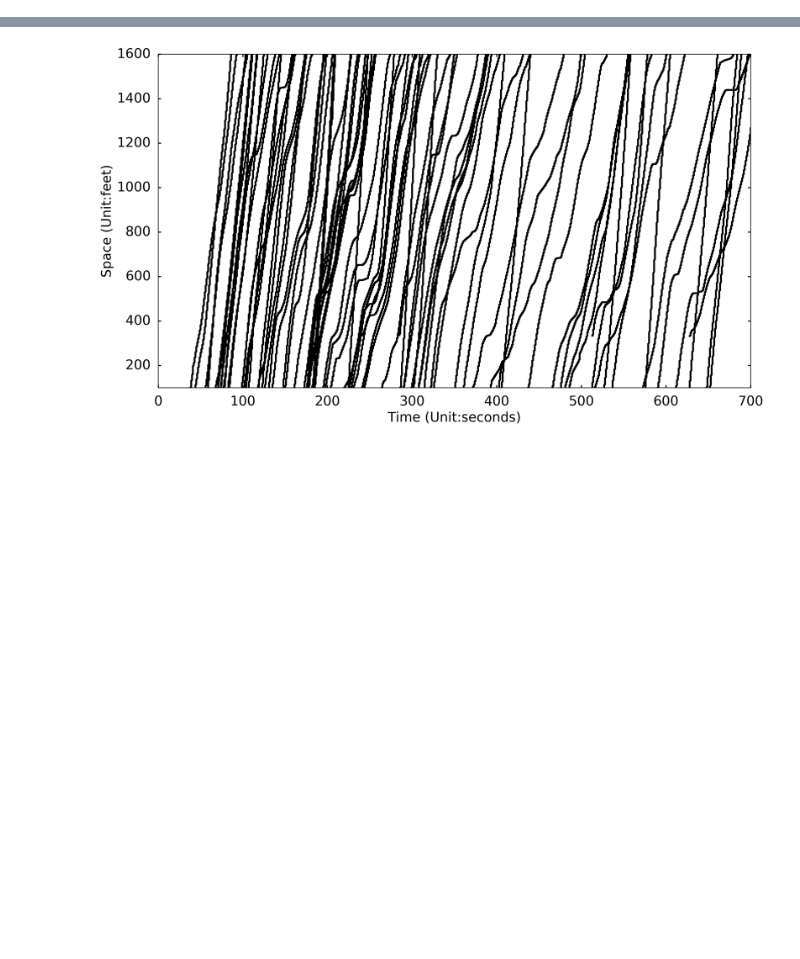
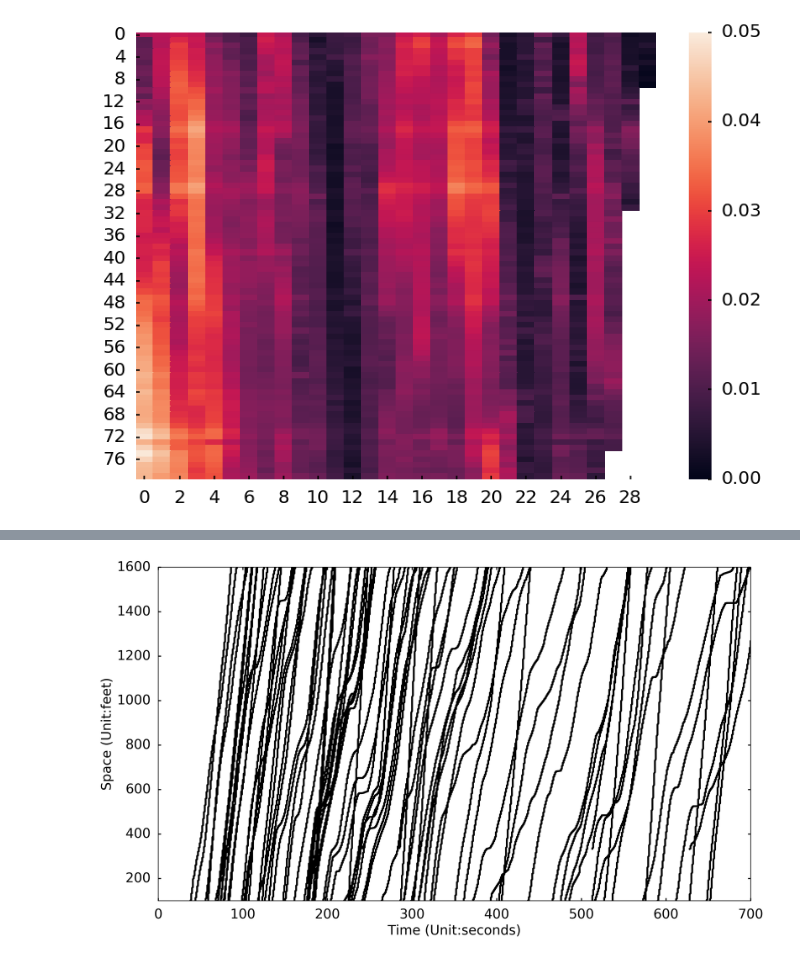
Before and after one commit to Lemma1/NGSIM-interface, a Jupyter notebook: src/test_ngism_lib.ipynb, the cells around one changed output, grey strips where cells are left out. Drawn from its saved outputs; the diff is of its cells as text; code cells hidden in the pictures; blank space fills up the shorter version.

```diff
--- a/src/test_ngism_lib.ipynb
+++ b/src/test_ngism_lib.ipynb
@@ -37,0 +189,6 @@ print time.time() - t
+# %%
+m = pickle.load(open('full_messobj3080.pickle', 'rb'))
+# %%
+ax = sns.heatmap(m.lane_qkv[5][2], vmin=0, vmax=0.05)
+# %% [output]
+[figure, added]
```
Also changed, not shown: parts of 26 cells of this notebook, 1 other file.
